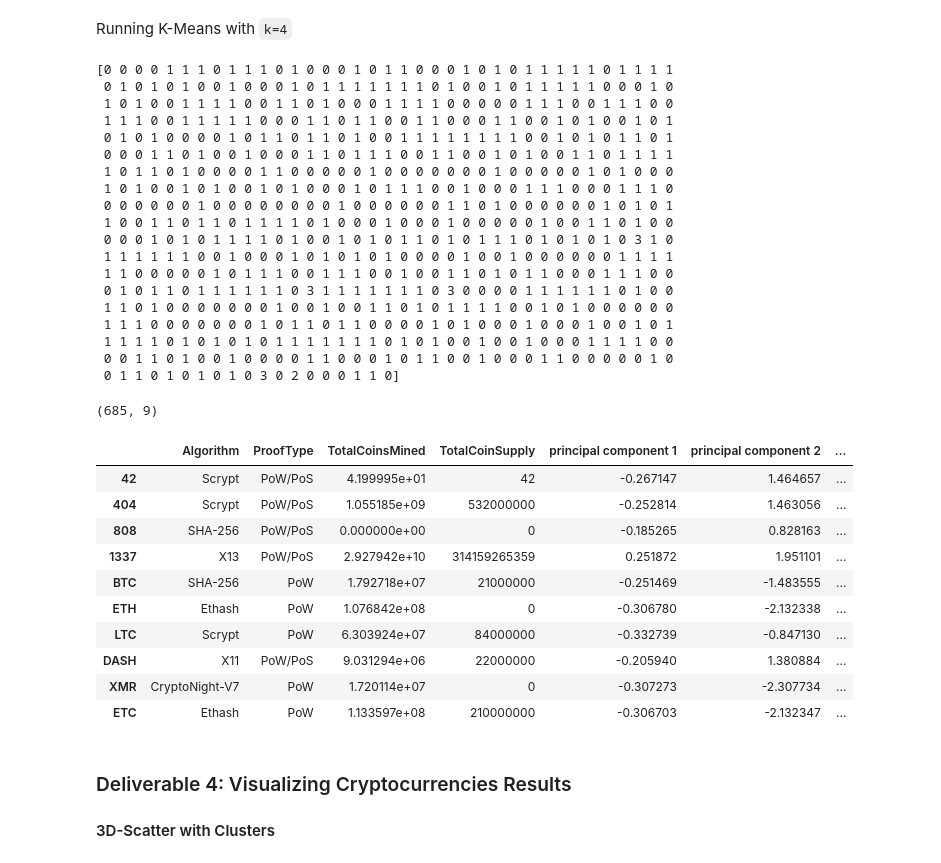
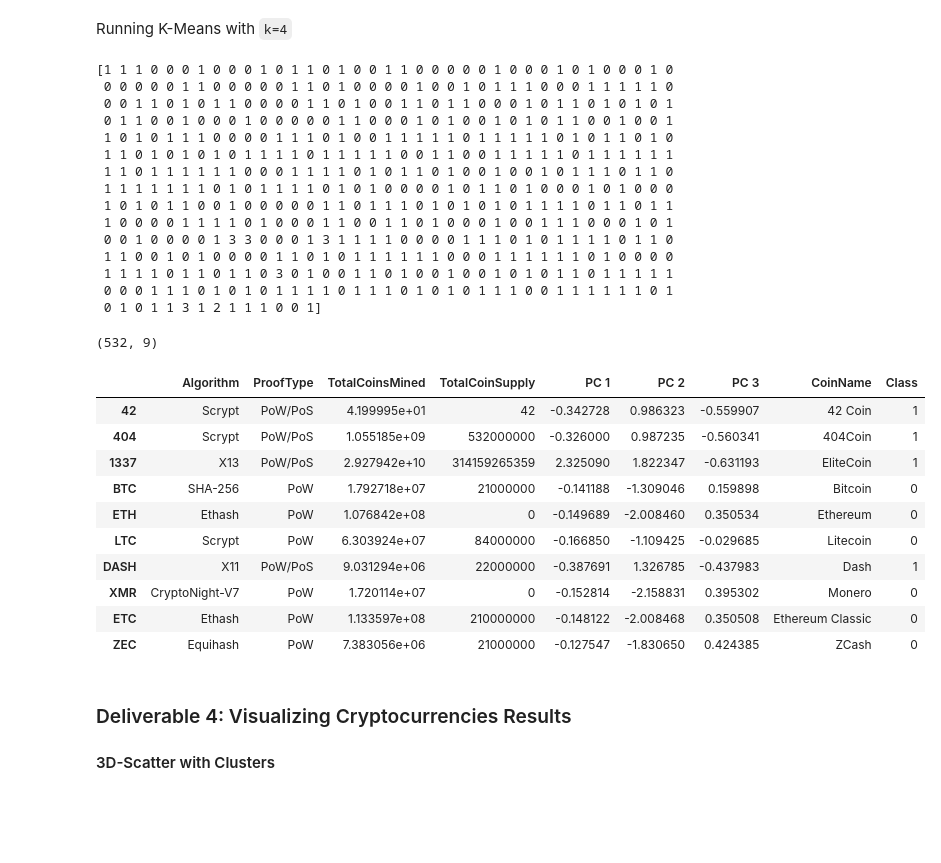
Before and after one commit to monikatomhave/Cryptocurrencies, a Jupyter notebook: crypto_clustering.ipynb, the cells around one changed output. Drawn from its saved outputs; the diff is of its cells as text; code cells hidden in the pictures; blank space fills up the shorter version.

```diff
--- a/crypto_clustering.ipynb
+++ b/crypto_clustering.ipynb
@@ -89,3 +89,5 @@ new_crypto_df.head()
 # %%
 # Keep the rows where coins are mined.
 # YOUR CODE HERE
+new_crypto_df = new_crypto_df[new_crypto_df["TotalCoinsMined"]> 0]
+new_crypto_df.shape
@@ -163,9 +176,9 @@ crypto_pca = pca.fit_transform(cluster_scaled)
 # %%
 # Create a DataFrame with the three principal components.
 # YOUR CODE HERE
-df_crypto_pca = pd.DataFrame(
-    data = crypto_pca, columns = ["principal component 1", "principal component 2", "principal component 3"], index = cluster_df.index
+pcs_df = pd.DataFrame(
+    data = crypto_pca, columns = ["PC 1", "PC 2", "PC 3"], index = cluster_df.index
 )
 
-df_crypto_pca.head()
+pcs_df.head()
 # %% [output]
@@ -190,7 +203,7 @@ k = list(range(1,11))
 
 for i in k:
     km = KMeans(n_clusters = i, random_state = 0)
-    km.fit(df_crypto_pca)
+    km.fit(pcs_df)
     inertia.append(km.inertia_)
 
 # create a dataframe to store the k values and their approprite inertia values.
@@ -209,61 +223,57 @@ model = KMeans(n_clusters=4, random_state=0)
 
 # Fit the model
 # YOUR CODE HERE
-model.fit(df_crypto_pca)
+model.fit(pcs_df)
 
 # Predict clusters
 # YOUR CODE HERE
-predictions = model.predict(df_crypto_pca)
+predictions = model.predict(pcs_df)
 
 print(predictions)
 # %% [output]
-[0 0 0 0 1 1 1 0 1 1 1 0 1 0 0 0 1 0 1 1 0 0 0 1 0 1 0 1 1 1 1 1 0 1 1 1 1
- 0 1 0 1 0 1 0 0 1 0 0 0 1 0 1 1 1 1 1 1 1 0 1 0 0 1 0 1 1 1 1 1 0 0 0 1 0
- 1 0 1 0 0 1 1 1 1 0 0 1 1 0 1 0 0 0 1 1 1 1 0 0 0 0 0 1 1 1 0 0 1 1 1 0 0
- 1 1 1 0 0 1 1 1 1 1 0 0 0 1 1 0 1 1 0 0 1 1 0 0 0 1 1 0 0 1 0 1 0 0 1 0 1
- 0 1 0 1 0 0 0 0 1 0 1 1 0 1 1 0 1 0 0 1 1 1 1 1 1 1 1 0 0 1 0 1 0 1 1 0 1
- 0 0 0 1 1 0 1 0 0 1 0 0 0 1 1 0 1 1 1 0 0 1 1 0 0 1 0 1 0 0 1 1 0 1 1 1 1
- 1 0 1 1 0 1 0 0 0 0 1 1 0 0 0 0 0 1 0 0 0 0 0 0 0 1 0 0 0 0 0 1 0 1 0 0 0
- 1 0 1 0 0 1 0 1 0 0 1 0 1 0 0 0 1 0 1 1 1 0 0 1 0 0 0 1 1 1 0 0 0 1 1 1 0
- 0 0 0 0 0 0 1 0 0 0 0 0 0 0 0 1 0 0 0 0 0 0 1 1 0 1 0 0 0 0 0 0 1 0 1 0 1
- 1 0 0 1 1 0 1 1 0 1 1 1 1 0 1 0 0 0 1 0 0 0 1 0 0 0 0 0 1 0 0 1 1 0 1 0 0
- 0 0 0 1 0 1 0 1 1 1 1 0 1 0 0 1 0 1 0 1 1 0 1 0 1 1 1 0 1 0 1 0 1 0 3 1 0
- 1 1 1 1 1 1 0 0 1 0 0 0 1 0 1 0 1 0 1 0 0 0 0 1 0 0 1 0 0 0 0 0 0 1 1 1 1
- 1 1 0 0 0 0 0 1 0 1 1 1 0 0 1 1 1 0 0 1 0 0 1 1 0 1 0 1 1 0 0 0 1 1 1 0 0
- 0 1 0 1 1 0 1 1 1 1 1 1 0 3 1 1 1 1 1 1 1 0 3 0 0 0 0 1 1 1 1 1 1 0 1 0 0
- 1 1 0 1 0 0 0 0 0 0 0 1 0 0 1 0 0 1 1 0 1 0 1 1 1 1 0 0 1 0 1 0 0 0 0 0 0
- 1 1 1 0 0 0 0 0 0 0 1 0 1 1 0 1 1 0 0 0 0 1 0 1 0 0 0 1 0 0 0 1 0 0 1 0 1
- 1 1 1 1 0 1 0 1 0 1 0 1 1 1 1 1 1 1 0 1 0 1 0 0 1 0 0 1 0 0 0 1 1 1 1 0 0
- 0 0 1 1 0 1 0 0 1 0 0 0 0 1 1 0 0 0 1 0 1 1 0 0 1 0 0 0 1 1 0 0 0 0 0 1 0
- 0 1 1 0 1 0 1 0 1 0 3 0 2 0 0 0 1 1 0]
+[1 1 1 0 0 0 1 0 0 0 1 0 1 1 0 1 0 0 1 1 0 0 0 0 0 1 0 0 0 1 0 1 0 0 0 1 0
+ 0 0 0 0 0 1 1 0 0 0 0 0 1 1 0 1 0 0 0 0 1 0 0 1 0 1 1 1 0 0 0 1 1 1 1 1 0
+ 0 0 1 1 0 1 0 1 1 0 0 0 0 1 1 0 1 0 0 1 1 0 1 1 0 0 0 1 0 1 1 0 1 0 1 0 1
+ 0 1 1 0 0 1 0 0 0 1 0 0 0 0 0 1 1 0 0 0 1 0 1 0 0 1 0 1 0 1 1 0 0 1 0 0 1
+ 1 0 1 0 1 1 1 0 0 0 0 1 1 1 0 1 0 0 1 1 1 1 1 0 1 1 1 1 1 0 1 0 1 1 0 1 0
+ 1 1 0 1 0 1 0 1 0 1 1 1 1 0 1 1 1 1 1 0 0 1 1 0 0 1 1 1 1 1 0 1 1 1 1 1 1
+ 1 1 0 1 1 1 1 1 1 0 0 0 1 1 1 1 0 1 0 1 1 0 1 0 0 1 0 0 1 0 1 1 1 0 1 1 0
+ 1 1 1 1 1 1 1 0 1 0 1 1 1 1 0 1 0 1 0 0 0 0 1 0 1 1 0 1 0 0 0 1 0 1 0 0 0
+ 1 0 1 0 1 1 0 0 1 0 0 0 0 0 1 1 0 1 1 1 0 1 0 1 0 1 0 1 1 1 1 0 1 1 0 1 1
+ 1 0 0 0 0 1 1 1 1 0 1 0 0 0 1 1 0 0 1 1 0 1 0 0 0 1 0 0 1 1 1 0 0 0 1 0 1
+ 0 0 1 0 0 0 0 1 3 3 0 0 0 1 3 1 1 1 1 0 0 0 0 1 1 1 0 1 0 1 1 1 1 0 1 1 0
+ 1 1 0 0 1 0 1 0 0 0 0 1 1 0 1 0 1 1 1 1 1 1 0 0 0 1 1 1 1 1 1 0 1 0 0 0 0
+ 1 1 1 1 0 1 1 0 1 1 0 3 0 1 0 0 1 1 0 1 0 0 1 0 0 1 0 1 0 1 1 0 1 1 1 1 1
+ 0 0 0 1 1 1 0 1 0 1 0 1 1 1 1 0 1 1 1 0 1 0 1 0 1 1 1 0 0 1 1 1 1 1 1 0 1
+ 0 1 0 1 1 3 1 2 1 1 1 0 0 1]
 # %%
 # Create a new DataFrame including predicted clusters and cryptocurrencies features.
 # Concatentate the crypto_df and pcs_df DataFrames on the same columns.
 # YOUR CODE HERE
-clustered_df = cluster_df.join(df_crypto_pca, how = "inner")
+clustered_df = cluster_df.join(pcs_df, how = "inner")
 #  Add a new column, "CoinName" to the clustered_df DataFrame that holds the names of the cryptocurrencies.
 # YOUR CODE HERE
 clustered_df["CoinName"] = coin_name_df["CoinName"]
 #  Add a new column, "Class" to the clustered_df DataFrame that holds the predictions.
 # YOUR CODE HERE
 clustered_df["Class"] = predictions
 
 # Print the shape of the clustered_df
 print(clustered_df.shape)
 clustered_df.head(10)
 # %% [output]
-(685, 9)
+(532, 9)
-|  | Algorithm | ProofType | TotalCoinsMined | TotalCoinSupply | principal component 1 | principal component 2 | ... |
-| 42 | Scrypt | PoW/PoS | 4.199995e+01 | 42 | -0.267147 | 1.464657 | ... |
-| 404 | Scrypt | PoW/PoS | 1.055185e+09 | 532000000 | -0.252814 | 1.463056 | ... |
-| 808 | SHA-256 | PoW/PoS | 0.000000e+00 | 0 | -0.185265 | 0.828163 | ... |
-| 1337 | X13 | PoW/PoS | 2.927942e+10 | 314159265359 | 0.251872 | 1.951101 | ... |
-| BTC | SHA-256 | PoW | 1.792718e+07 | 21000000 | -0.251469 | -1.483555 | ... |
-| ETH | Ethash | PoW | 1.076842e+08 | 0 | -0.306780 | -2.132338 | ... |
-| LTC | Scrypt | PoW | 6.303924e+07 | 84000000 | -0.332739 | -0.847130 | ... |
-| DASH | X11 | PoW/PoS | 9.031294e+06 | 22000000 | -0.205940 | 1.380884 | ... |
-| XMR | CryptoNight-V7 | PoW | 1.720114e+07 | 0 | -0.307273 | -2.307734 | ... |
-| ETC | Ethash | PoW | 1.133597e+08 | 210000000 | -0.306703 | -2.132347 | ... |
+|  | Algorithm | ProofType | TotalCoinsMined | TotalCoinSupply | PC 1 | PC 2 | PC 3 | CoinName | Class |
+| 42 | Scrypt | PoW/PoS | 4.199995e+01 | 42 | -0.342728 | 0.986323 | -0.559907 | 42 Coin | 1 |
+| 404 | Scrypt | PoW/PoS | 1.055185e+09 | 532000000 | -0.326000 | 0.987235 | -0.560341 | 404Coin | 1 |
+| 1337 | X13 | PoW/PoS | 2.927942e+10 | 314159265359 | 2.325090 | 1.822347 | -0.631193 | EliteCoin | 1 |
+| BTC | SHA-256 | PoW | 1.792718e+07 | 21000000 | -0.141188 | -1.309046 | 0.159898 | Bitcoin | 0 |
+| ETH | Ethash | PoW | 1.076842e+08 | 0 | -0.149689 | -2.008460 | 0.350534 | Ethereum | 0 |
+| LTC | Scrypt | PoW | 6.303924e+07 | 84000000 | -0.166850 | -1.109425 | -0.029685 | Litecoin | 0 |
+| DASH | X11 | PoW/PoS | 9.031294e+06 | 22000000 | -0.387691 | 1.326785 | -0.437983 | Dash | 1 |
+| XMR | CryptoNight-V7 | PoW | 1.720114e+07 | 0 | -0.152814 | -2.158831 | 0.395302 | Monero | 0 |
+| ETC | Ethash | PoW | 1.133597e+08 | 210000000 | -0.148122 | -2.008468 | 0.350508 | Ethereum Classic | 0 |
+| ZEC | Equihash | PoW | 7.383056e+06 | 21000000 | -0.127547 | -1.830650 | 0.424385 | ZCash | 0 |
 # %% [markdown]
 ### Deliverable 4: Visualizing Cryptocurrencies Results
 
```
Also changed, not shown: parts of 14 cells of this notebook.
